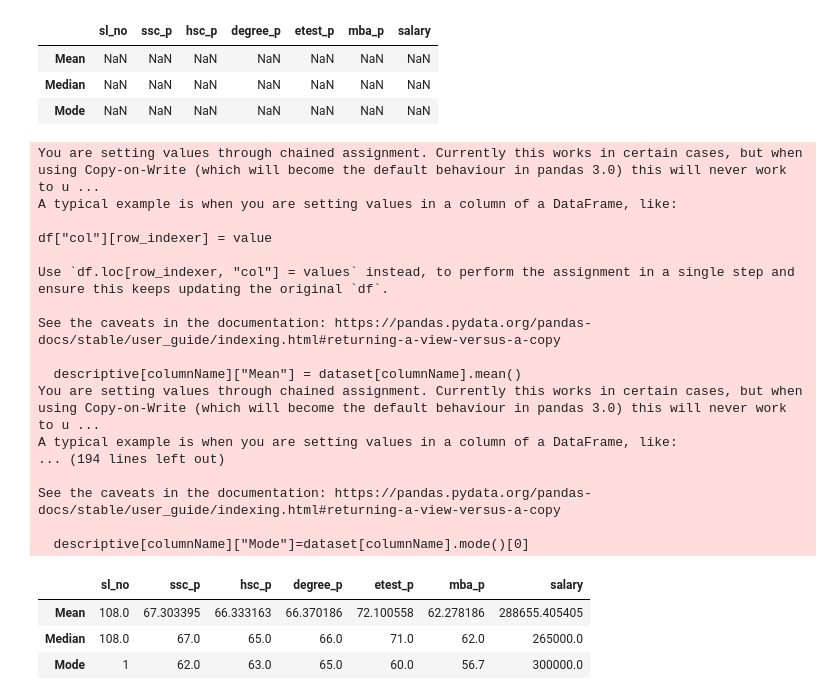
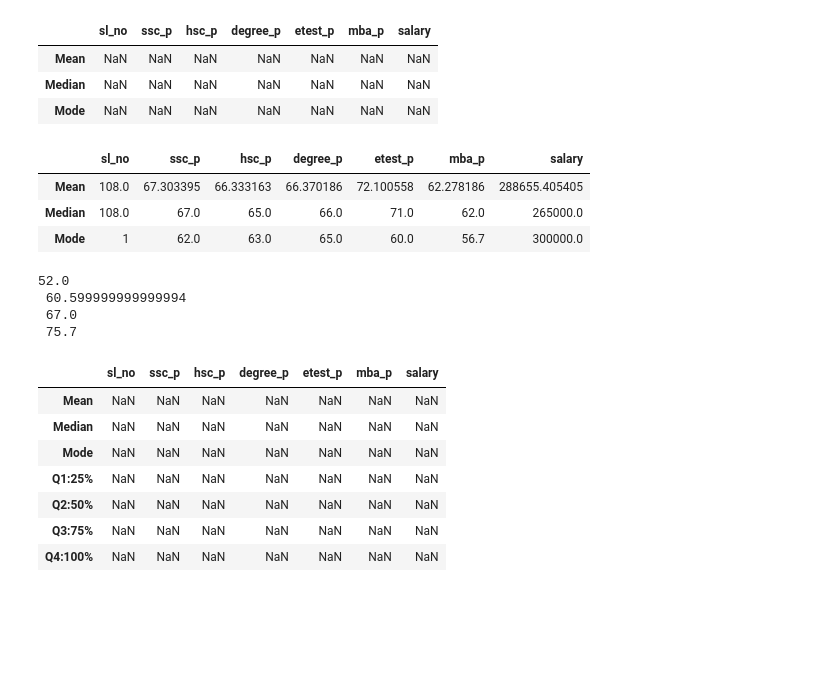
Before and after one commit to rajicoding/Data_Science, a Jupyter notebook: Week 5_Univariate Analysis/2.CentralTendency/Central Tendency.ipynb, the cells around one changed output. Saved outputs shown, nothing was run; the diff lists cells and outputs as text; code cells hidden in the pictures; blank space fills up the shorter version.

```diff
--- a/Week 5_Univariate Analysis/2.CentralTendency/Central Tendency.ipynb
+++ b/Week 5_Univariate Analysis/2.CentralTendency/Central Tendency.ipynb
@@ -222,27 +222,11 @@ descriptive
 # %%
 descriptive=pd.DataFrame(index=["Mean","Median","Mode"], columns=quan)
 for columnName in quan:
-    descriptive[columnName]["Mean"] = dataset[columnName].mean()
-    descriptive[columnName]["Median"]=dataset[columnName].median()
-    descriptive[columnName]["Mode"]=dataset[columnName].mode()[0]
+#change the code as per suggestion popped up in the warning message
+    # instead of df[columnName][rowindexer] using df.loc[row indexer, "columnName"]=Value as shown below
+    descriptive.loc["Mean",columnName] = dataset[columnName].mean()
+    descriptive.loc["Median",columnName]=dataset[columnName].median()
+    descriptive.loc["Mode",columnName]=dataset[columnName].mode()[0]
-# %% [output]
-You are setting values through chained assignment. Currently this works in certain cases, but when using Copy-on-Write (which will become the default behaviour in pandas 3.0) this will never work to u ...
-A typical example is when you are setting values in a column of a DataFrame, like:
-
-df["col"][row_indexer] = value
-
-Use `df.loc[row_indexer, "col"] = values` instead, to perform the assignment in a single step and ensure this keeps updating the original `df`.
-
-See the caveats in the documentation: https://pandas.pydata.org/pandas-docs/stable/user_guide/indexing.html#returning-a-view-versus-a-copy
-
-  descriptive[columnName]["Mean"] = dataset[columnName].mean()
-You are setting values through chained assignment. Currently this works in certain cases, but when using Copy-on-Write (which will become the default behaviour in pandas 3.0) this will never work to u ...
-A typical example is when you are setting values in a column of a DataFrame, like:
-... (194 lines left out)
-
-See the caveats in the documentation: https://pandas.pydata.org/pandas-docs/stable/user_guide/indexing.html#returning-a-view-versus-a-copy
-
-  descriptive[columnName]["Mode"]=dataset[columnName].mode()[0]
 # %%
 descriptive
 # %% [output]
@@ -250,3 +234,32 @@ descriptive
 | Mean | 108.0 | 67.303395 | 66.333163 | 66.370186 | 72.100558 | 62.278186 | 288655.405405 |
 | Median | 108.0 | 67.0 | 65.0 | 66.0 | 71.0 | 62.0 | 265000.0 |
 | Mode | 1 | 62.0 | 63.0 | 65.0 | 60.0 | 56.7 | 300000.0 |
+# %%
+# to calculate Percentile
+percentile_10 = np.percentile(dataset["ssc_p"],10)
+percentile_25 = np.percentile(dataset["ssc_p"],25)
+percentile_50 = np.percentile(dataset["ssc_p"],50)
+percentile_75 = np.percentile(dataset["ssc_p"],75)
+print(percentile_10,
+      "\n",percentile_25,
+      "\n", percentile_50,
+      "\n",percentile_75)
+# %% [output]
+52.0
+ 60.599999999999994
+ 67.0
+ 75.7
+# %%
+# to calculate percentile for placement dataset
+# define the table rows and columns
+descriptive=pd.DataFrame(index=["Mean","Median","Mode","Q1:25%","Q2:50%","Q3:75%","Q4:100%"],columns=quan)
+descriptive
+# %% [output]
+|  | sl_no | ssc_p | hsc_p | degree_p | etest_p | mba_p | salary |
+| Mean | NaN | NaN | NaN | NaN | NaN | NaN | NaN |
+| Median | NaN | NaN | NaN | NaN | NaN | NaN | NaN |
+| Mode | NaN | NaN | NaN | NaN | NaN | NaN | NaN |
+| Q1:25% | NaN | NaN | NaN | NaN | NaN | NaN | NaN |
+| Q2:50% | NaN | NaN | NaN | NaN | NaN | NaN | NaN |
+| Q3:75% | NaN | NaN | NaN | NaN | NaN | NaN | NaN |
+| Q4:100% | NaN | NaN | NaN | NaN | NaN | NaN | NaN |
```
Also changed, not shown: parts of 2 cells of this notebook, 1 other file.
